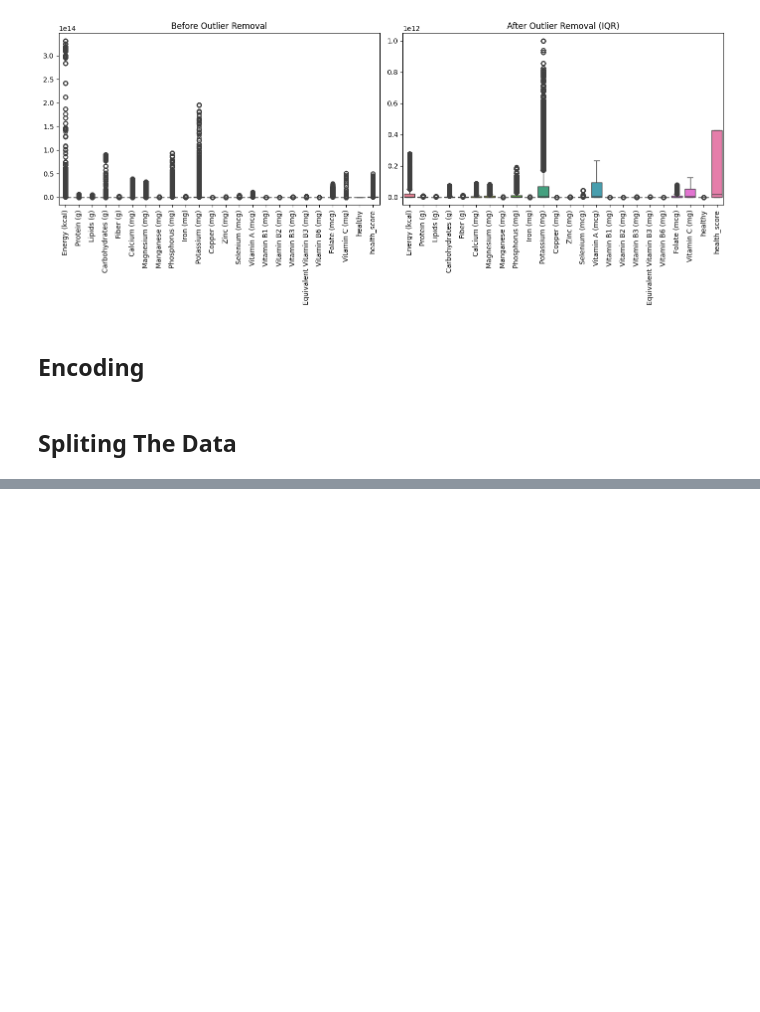
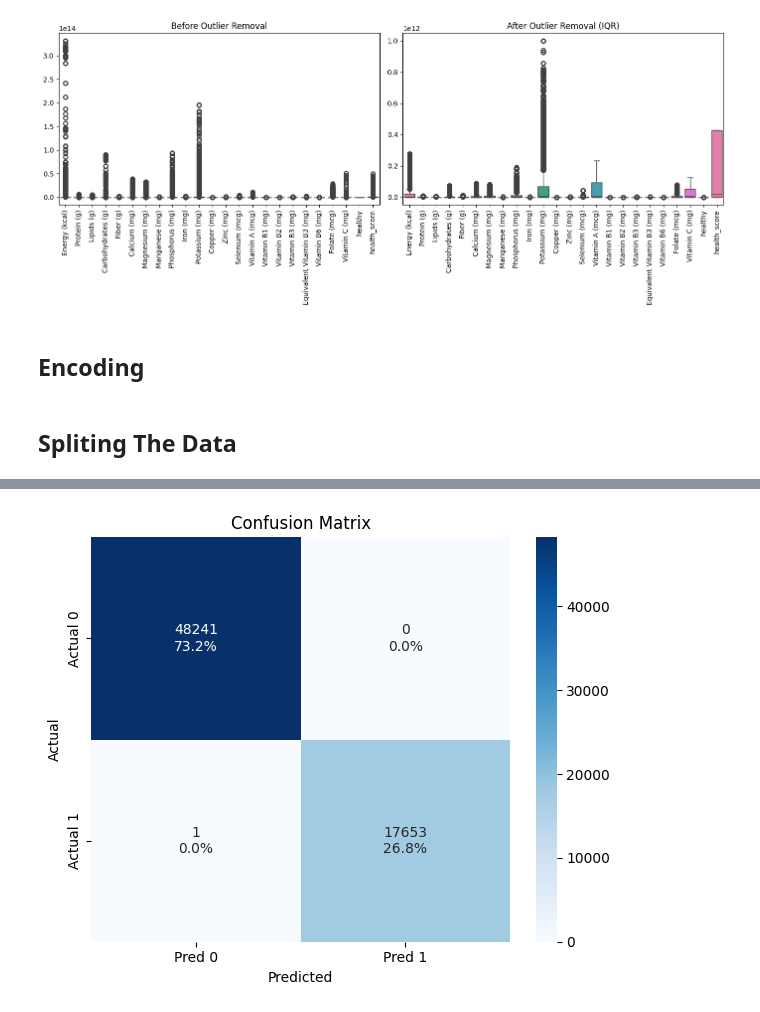
Before and after one commit to XavierRolex/Machine-Learning-, a Jupyter notebook: preprocessing.ipynb, the cells around one changed output, grey strips where cells are left out. Drawn from its saved outputs; the diff is of its cells as text; code cells hidden in the pictures; blank space fills up the shorter version.

```diff
--- a/preprocessing.ipynb
+++ b/preprocessing.ipynb
@@ -162,6 +184,9 @@ Name: count, dtype: int64
 # Dropping unnecessary columns (50% missing values)
 df = df.dropna(thresh=0.5 * len(df), axis=1)
 
+# Drop rows where target Target (Healthy) is missing
+df = df.dropna(subset=['healthy'])
+
 # Display all columns after dropping
 print(df.columns)
 # %% [output]
@@ -283,0 +327,5 @@ for col in categorical_cols:
+# %%
+# Applying SMOTE to the training set
+
+smote = SMOTE(random_state=42)
+X_train_res, y_train_res = smote.fit_resample(X_train, y_train)
@@ -283,0 +444,11 @@ for col in categorical_cols:
+# %%
+voting_clf = VotingClassifier(
+    estimators=[
+        ('rf', best_rf),
+        ('ada', best_ada),
+        ('xgb', best_xgb)
+    ],
+    voting='soft'  # soft uses probabilities
+)
+
+voting_clf.fit(X_train_res, y_train_res)
@@ -283,0 +473,49 @@ for col in categorical_cols:
+# %%
+import numpy as np
+import matplotlib.pyplot as plt
+import seaborn as sns
+from sklearn.metrics import (
+    confusion_matrix,
+    accuracy_score,
+    precision_score,
+    recall_score,
+    f1_score,
+    classification_report,
+    roc_auc_score
+)
+
+# === Predict on test set ===
+y_pred = voting_clf.predict(X_test)
+y_proba = voting_clf.predict_proba(X_test)[:, 1]
+
+# === Confusion Matrix and Metrics ===
+cm = confusion_matrix(y_test, y_pred)
+accuracy = accuracy_score(y_test, y_pred)
+precision = precision_score(y_test, y_pred)
+recall = recall_score(y_test, y_pred)
+f1 = f1_score(y_test, y_pred)
+roc_auc = roc_auc_score(y_test, y_proba)
+
+# === Print Metrics ===
+print("Confusion Matrix:\n", cm)
+print(f"\nAccuracy:  {accuracy:.4f}")
+print(f"Precision: {precision:.4f}")
+print(f"Recall:    {recall:.4f}")
+print(f"F1 Score:  {f1:.4f}")
+print(f"ROC AUC:   {roc_auc:.4f}")
+print("\nClassification Report:\n", classification_report(y_test, y_pred))
+
+# === Plot Confusion Matrix with Percentages ===
+plt.figure(figsize=(6, 5))
+group_counts = [f"{value}" for value in cm.flatten()]
+group_percentages = [f"{(value / np.sum(cm)) * 100:.1f}%" for value in cm.flatten()]
+labels = [f"{count}\n{percent}" for count, percent in zip(group_counts, group_percentages)]
+labels = np.asarray(labels).reshape(2, 2)
+
+sns.heatmap(cm, annot=labels, fmt="", cmap="Blues", xticklabels=['Pred 0', 'Pred 1'], yticklabels=['Actual 0', 'Actual 1'])
+plt.title("Confusion Matrix")
+plt.xlabel("Predicted")
+plt.ylabel("Actual")
+plt.tight_layout()
+plt.show()
+# %% [output]
@@ -283,0 +541 @@ for col in categorical_cols:
+[figure, added]
```
Also changed, not shown: parts of 20 cells of this notebook.
